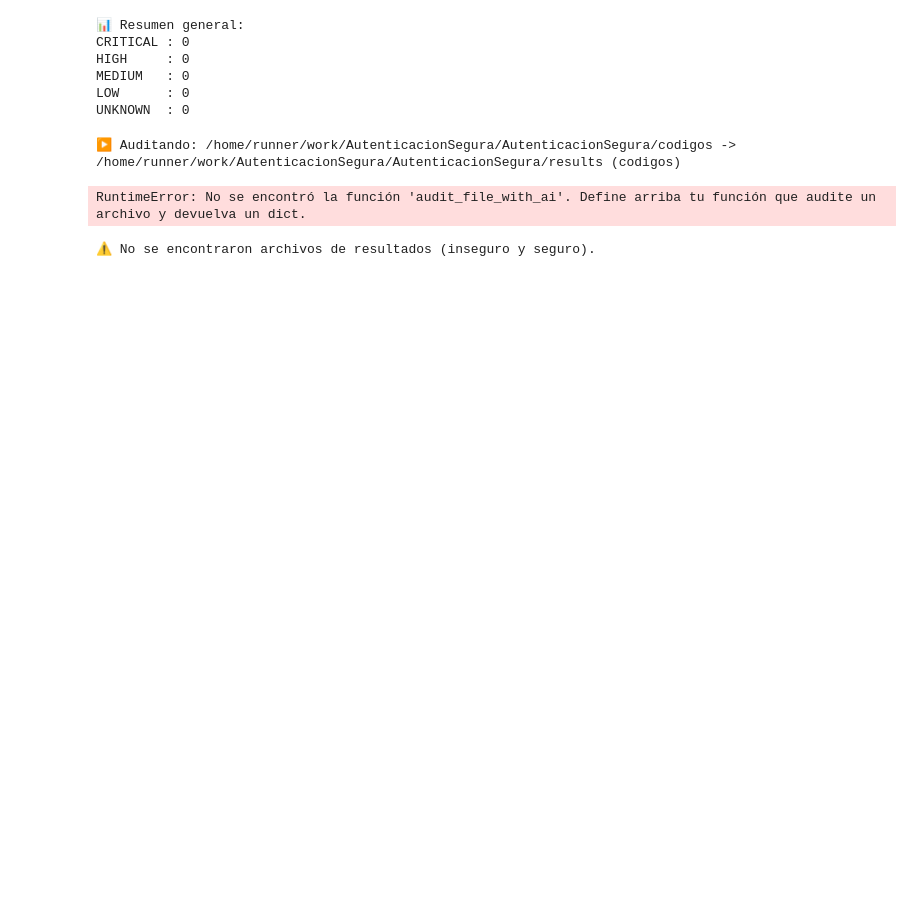
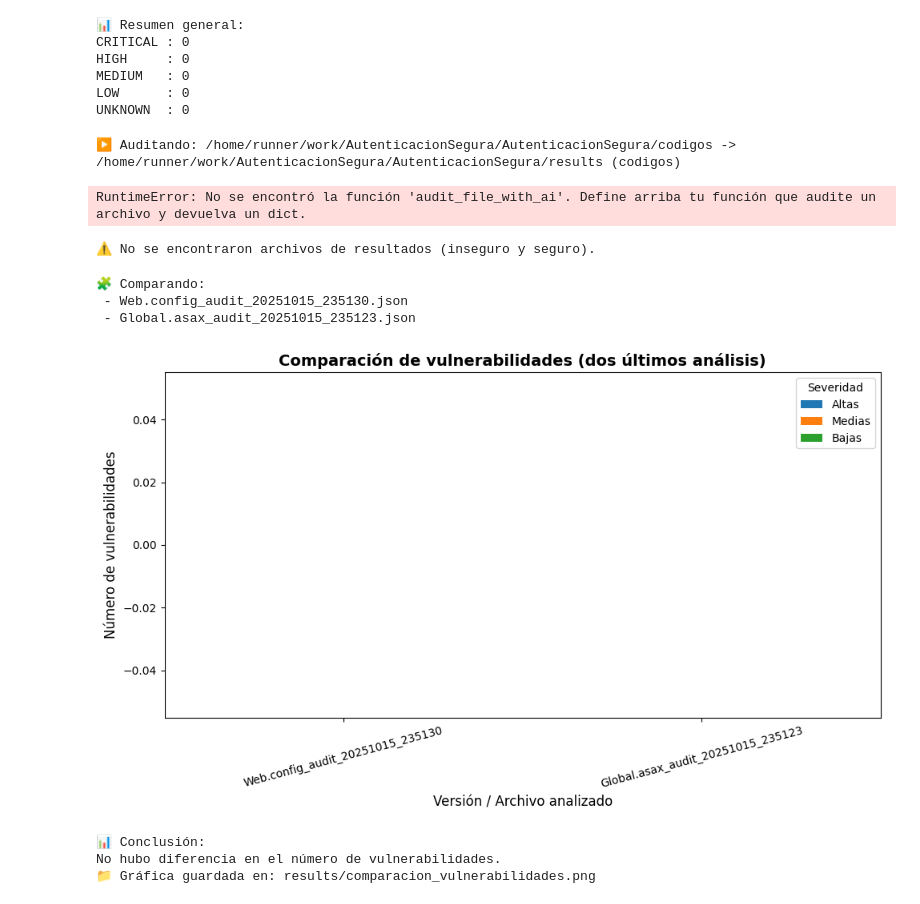
Before and after one commit to RocioPortillo86/AutenticacionSegura, a Jupyter notebook: executed_audit_security.ipynb, the cells around one changed output. Cells and saved outputs as stored; diff of their text form; code cells hidden in the pictures; blank space fills up the shorter version.

Commit message:
CI: update executed notebooks and results

```diff
--- a/executed_audit_security.ipynb
+++ b/executed_audit_security.ipynb
@@ -390,3 +390,76 @@ else:
     print(f"📁 Gráfica guardada en: {img_path}")
 # %% [output]
 ⚠️ No se encontraron archivos de resultados (inseguro y seguro).
+# %%
+from pathlib import Path
+from datetime import datetime
+import pandas as pd
+import matplotlib.pyplot as plt
+import json, os
+
+results_path = Path("results")
+results_path.mkdir(exist_ok=True)
+
+# Buscar los dos archivos JSON más recientes
+json_files = sorted(results_path.glob("*.json"), key=os.path.getmtime, reverse=True)
+
+if len(json_files) < 2:
+    print("⚠️ No hay suficientes archivos de resultados (.json) en 'results'. Ejecuta primero la auditoría.")
+else:
+    a_file, b_file = json_files[:2]
+    print(f"🧩 Comparando:\n - {a_file.name}\n - {b_file.name}")
+
+    with open(a_file, "r", encoding="utf-8") as f:
+        a_data = json.load(f)
+    with open(b_file, "r", encoding="utf-8") as f:
+        b_data = json.load(f)
+
+    def contar_vulnerabilidades(data):
+        counts = {"high":0, "medium":0, "low":0, "total":0}
+        for v in data.get("vulnerabilities", []):
+            sev = (v.get("severity") or "").lower()
+            if sev in counts:
+                counts[sev] += 1
+                counts["total"] += 1
+        return counts
+
+    a_counts = contar_vulnerabilidades(a_data)
+    b_counts = contar_vulnerabilidades(b_data)
+
+    df = pd.DataFrame([
+        {"Versión": a_file.stem, "Altas": a_counts["high"], "Medias": a_counts["medium"], "Bajas": a_counts["low"]},
+        {"Versión": b_file.stem, "Altas": b_counts["high"], "Medias": b_counts["medium"], "Bajas": b_counts["low"]},
+    ])
+
+    # Graficar
+    fig, ax = plt.subplots(figsize=(10, 6))
+    df.set_index("Versión")[["Altas","Medias","Bajas"]].plot(kind="bar", ax=ax)
+    plt.title("Comparación de vulnerabilidades (dos últimos análisis)", fontsize=14, fontweight="bold")
+    plt.xlabel("Versión / Archivo analizado", fontsize=12)
+    plt.ylabel("Número de vulnerabilidades", fontsize=12)
+    plt.legend(title="Severidad", loc="upper right")
+    plt.xticks(rotation=15)
+    plt.tight_layout()
+
+    # Guardar PNG en /results
+    img_path = results_path / "comparacion_vulnerabilidades.png"
+    plt.savefig(img_path, bbox_inches="tight")
+    plt.show()
+
+    reduccion = a_counts["total"] - b_counts["total"]
+    print("\n📊 Conclusión:")
+    if reduccion > 0:
+        print(f"Se redujeron {reduccion} vulnerabilidades en el análisis más reciente.")
+    elif reduccion == 0:
+        print("No hubo diferencia en el número de vulnerabilidades.")
+    else:
+        print(f"⚠️ Se detectaron {abs(reduccion)} vulnerabilidades más en el último análisis.")
+    print(f"📁 Gráfica guardada en: {img_path}")
+# %% [output]
+🧩 Comparando:
+ - Web.config_audit_20251015_235130.json
+ - Global.asax_audit_20251015_235123.json
+[figure, added]
+📊 Conclusión:
+No hubo diferencia en el número de vulnerabilidades.
+📁 Gráfica guardada en: results/comparacion_vulnerabilidades.png
```
Also changed, not shown: parts of 1 cell of this notebook, 15 other files.
